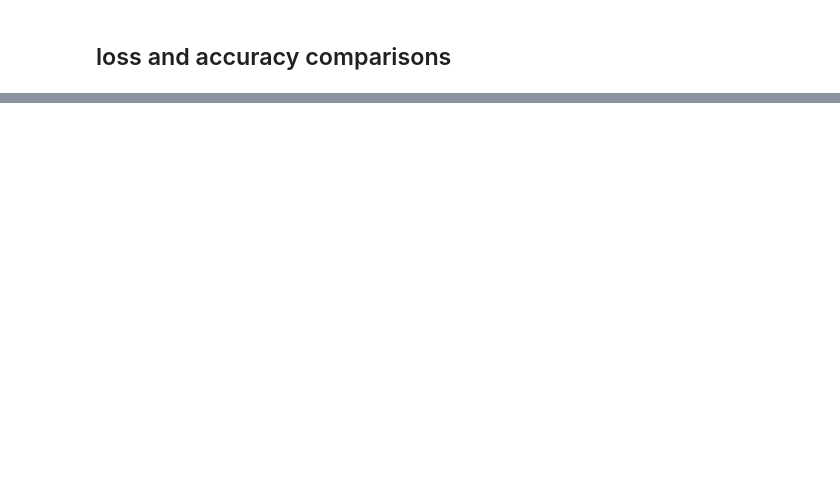
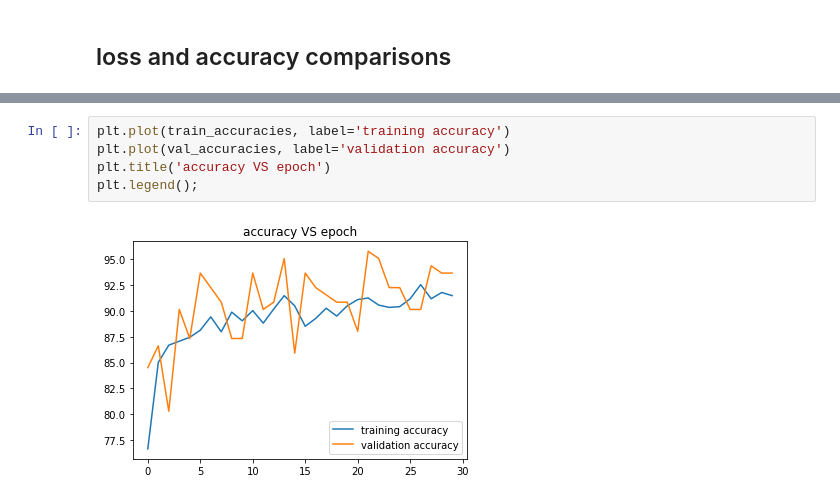
Before and after one commit to hasanmansur/Mukh-O-Mukhosh, a Jupyter notebook: mukh_o_mukhosh.ipynb, the cells around one changed output, grey strips where cells are left out. Drawn from its saved outputs; the diff is of its cells as text; blank space fills up the shorter version.

```diff
--- a/mukh_o_mukhosh.ipynb
+++ b/mukh_o_mukhosh.ipynb
@@ -304,0 +307,7 @@ plt.legend();
+# %%
+plt.plot(train_accuracies, label='training accuracy')
+plt.plot(val_accuracies, label='validation accuracy')
+plt.title('accuracy VS epoch')
+plt.legend();
+# %% [output]
+[figure, added]
```
Also changed, not shown: parts of 11 cells of this notebook.
